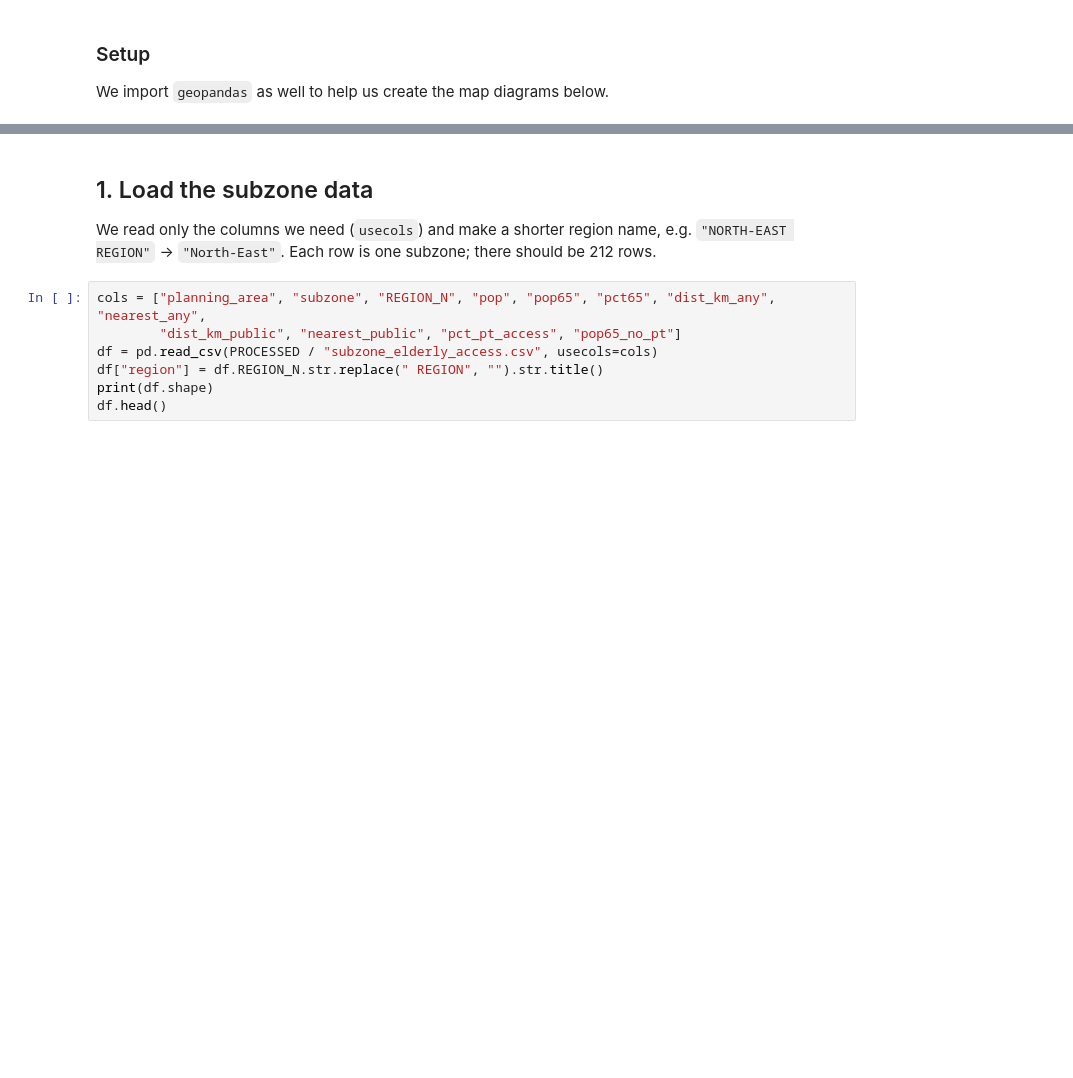
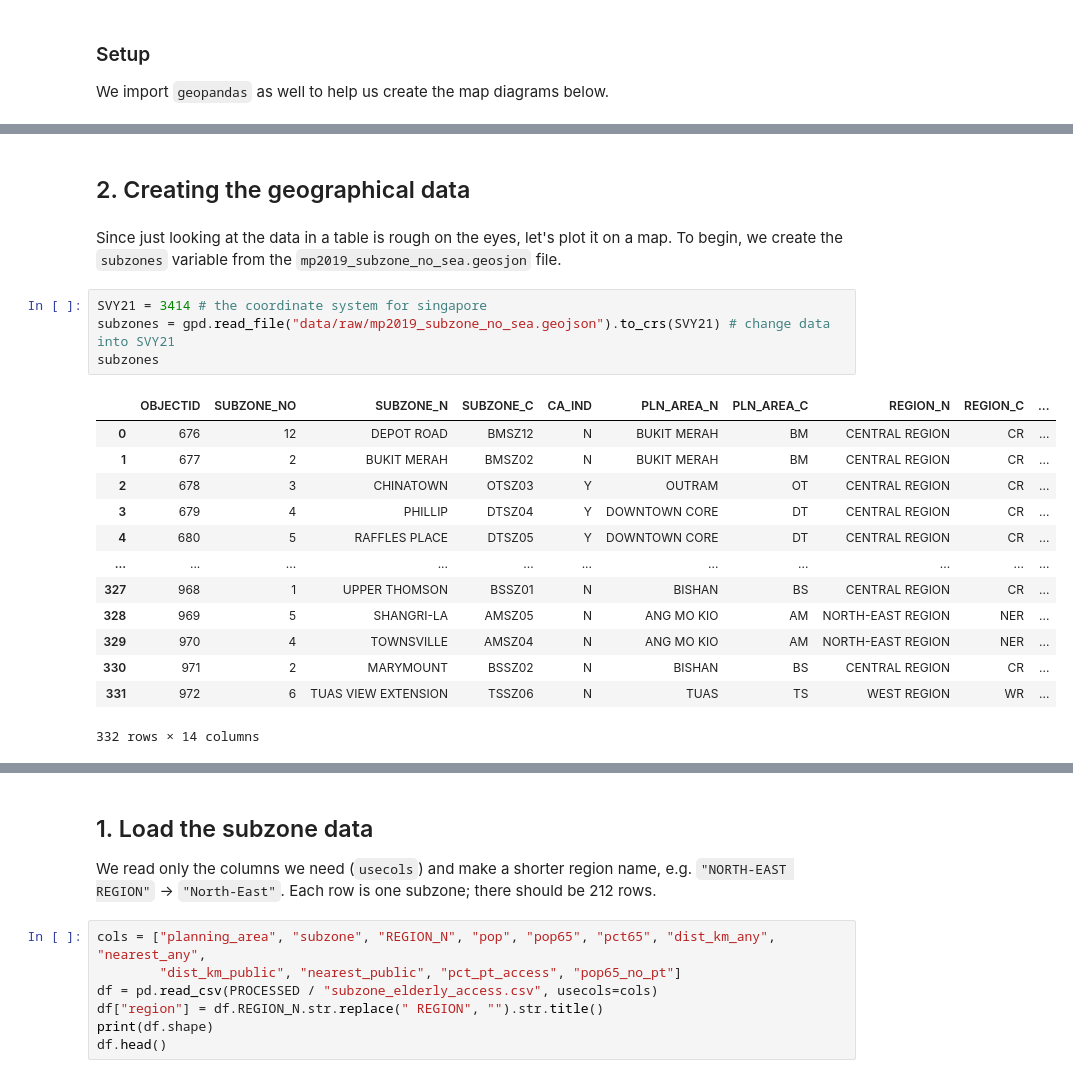
Before and after one commit to yeo-yu-ann31/HS4002-Corgi-Group-Project, a Jupyter notebook: elderly_access_methods.ipynb, the cells around one changed output, grey strips where cells are left out. Saved outputs shown, nothing was run; the diff lists cells and outputs as text; blank space fills up the shorter version.

```diff
--- a/elderly_access_methods.ipynb
+++ b/elderly_access_methods.ipynb
@@ -79,0 +238,22 @@ Note: you may need to restart the kernel to use updated packages.
+# %% [markdown]
+## 2. Creating the geographical data
+# %% [markdown]
+Since just looking at the data in a table is rough on the eyes, let's plot it on a map. To begin, we create the `subzones` variable from the `mp2019_subzone_no_sea.geosjon` file.
+# %%
+SVY21 = 3414 # the coordinate system for singapore
+subzones = gpd.read_file("data/raw/mp2019_subzone_no_sea.geojson").to_crs(SVY21) # change data into SVY21
+subzones
+# %% [output]
+|  | OBJECTID | SUBZONE_NO | SUBZONE_N | SUBZONE_C | CA_IND | PLN_AREA_N | PLN_AREA_C | REGION_N | REGION_C | ... |
+| 0 | 676 | 12 | DEPOT ROAD | BMSZ12 | N | BUKIT MERAH | BM | CENTRAL REGION | CR | ... |
+| 1 | 677 | 2 | BUKIT MERAH | BMSZ02 | N | BUKIT MERAH | BM | CENTRAL REGION | CR | ... |
+| 2 | 678 | 3 | CHINATOWN | OTSZ03 | Y | OUTRAM | OT | CENTRAL REGION | CR | ... |
+| 3 | 679 | 4 | PHILLIP | DTSZ04 | Y | DOWNTOWN CORE | DT | CENTRAL REGION | CR | ... |
+| 4 | 680 | 5 | RAFFLES PLACE | DTSZ05 | Y | DOWNTOWN CORE | DT | CENTRAL REGION | CR | ... |
+| ... | ... | ... | ... | ... | ... | ... | ... | ... | ... | ... |
+| 327 | 968 | 1 | UPPER THOMSON | BSSZ01 | N | BISHAN | BS | CENTRAL REGION | CR | ... |
+| 328 | 969 | 5 | SHANGRI-LA | AMSZ05 | N | ANG MO KIO | AM | NORTH-EAST REGION | NER | ... |
+| 329 | 970 | 4 | TOWNSVILLE | AMSZ04 | N | ANG MO KIO | AM | NORTH-EAST REGION | NER | ... |
+| 330 | 971 | 2 | MARYMOUNT | BSSZ02 | N | BISHAN | BS | CENTRAL REGION | CR | ... |
+| 331 | 972 | 6 | TUAS VIEW EXTENSION | TSSZ06 | N | TUAS | TS | WEST REGION | WR | ... |
+332 rows × 14 columns
```
Also changed, not shown: parts of 28 cells of this notebook.
